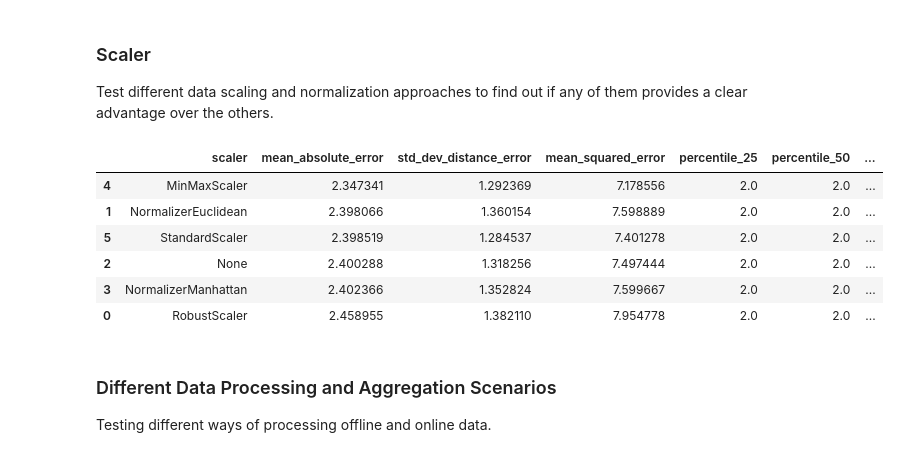
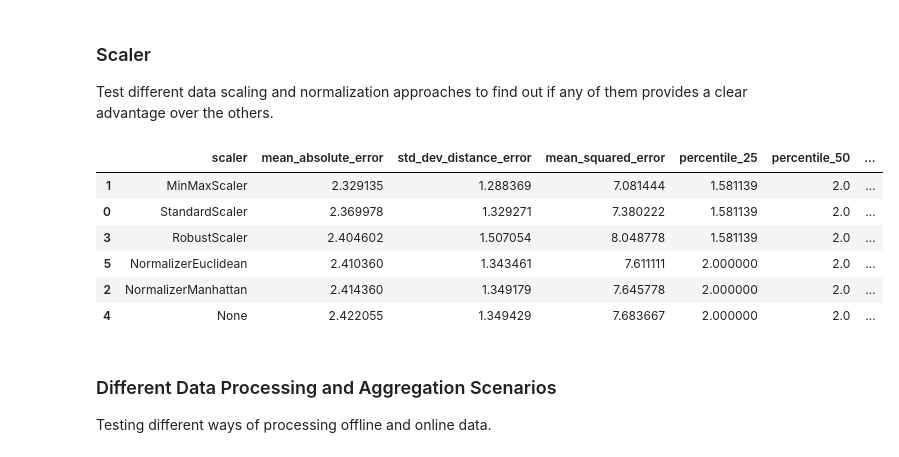
Before and after one commit to YanuX-Framework/YanuX-Cruncher, a Jupyter notebook: CruncherLab.ipynb, the cells around one changed output. Saved outputs shown, nothing was run; the diff lists cells and outputs as text; code cells hidden in the pictures.

```diff
--- a/CruncherLab.ipynb
+++ b/CruncherLab.ipynb
@@ -279,8 +335,8 @@ weights=["uniform", "distance"]
 metric="euclidean"
 nan_filler=-100
 
-curr_data = data_scenarios["full_data"].fillna(nan_filler)
-curr_test_data = test_data_scenarios["full_data"].fillna(nan_filler)
+curr_data = default_data_scenario.fillna(nan_filler)
+curr_test_data = default_test_data_scenario.fillna(nan_filler)
 
 # Just a metrics accumulator
 metrics = []
@@ -339,13 +395,15 @@ The possible arguments are the following:
 # %%
 n_neighbors=3
 weights="uniform"
-metric=["euclidean","manhattan", "chebyshev",
+metric=[
+        "euclidean","manhattan", "chebyshev",
         "hamming", "canberra", "braycurtis",
-        "seuclidean", "mahalanobis"]
+        #"seuclidean", "mahalanobis"
+       ]
 nan_filler=-100
 
-curr_data = data_scenarios["full_data"].fillna(nan_filler)
-curr_test_data = test_data_scenarios["full_data"].fillna(nan_filler)
+curr_data = default_data_scenario.fillna(nan_filler)
+curr_test_data = default_test_data_scenario.fillna(nan_filler)
 
 # Just a metrics accumulator
 metrics = []
@@ -433,8 +489,8 @@ nan_filler=-100
 metrics = []
 
 # Use the directly measured dBm values
-curr_data = data_scenarios["full_data"].fillna(nan_filler)
-curr_test_data = test_data_scenarios["full_data"].fillna(nan_filler)
+curr_data = default_data_scenario.fillna(nan_filler)
+curr_test_data = default_test_data_scenario.fillna(nan_filler)
 curr_metrics = experiment_metrics(knn_experiment(curr_data,
                                                  mac_addresses,
                                                  ["x", "y"],
@@ -475,53 +531,53 @@ Test different data scaling and normalization approaches to find out if any of t
 # %%
 n_neighbors=3
 weights="uniform"
 metric="euclidean"
 nan_filler = -100
 
-scaler_values = {"None": None,
-                 "MinMaxScaler": preprocessing.MinMaxScaler(),
-                 "StandardScaler": preprocessing.StandardScaler(),
-                 "RobustScaler": preprocessing.RobustScaler(),
-                 "NormalizerEuclidean": preprocessing.Normalizer(norm="l2"),
-                 "NormalizerManhattan": preprocessing.Normalizer(norm="l1")}
-
-
+scaler_values = {
+                    "None": None,
+                    "MinMaxScaler": preprocessing.MinMaxScaler(),
+                    "StandardScaler": preprocessing.StandardScaler(),
+                    "RobustScaler": preprocessing.RobustScaler(),
+                    "NormalizerEuclidean": preprocessing.Normalizer(norm="l2"),
+                    "NormalizerManhattan": preprocessing.Normalizer(norm="l1")
+                }
 
 # Just a metrics accumulator
 metrics = []
-
 for scaler_name, scaler in scaler_values.items():
-    curr_data = data_scenarios["full_data"].fillna(nan_filler)
-    curr_test_data = test_data_scenarios["full_data"].fillna(nan_filler)
+    curr_data = default_data_scenario.fillna(nan_filler)
+    curr_test_data = default_test_data_scenario.fillna(nan_filler)
     if scaler is not None:
         scaler.fit(curr_data[mac_addresses])
-        curr_data[mac_addresses] = pd.DataFrame(scaler.transform(curr_data[mac_addresses]), columns=mac_addresses)
-        curr_test_data[mac_addresses] = pd.DataFrame(scaler.transform(curr_test_data[mac_addresses]), columns=mac_addresses)
-
+        curr_data[mac_addresses] = pd.DataFrame(scaler.transform(curr_data[mac_addresses]),
+                                                columns=mac_addresses)
+        curr_test_data[mac_addresses] = pd.DataFrame(scaler.transform(curr_test_data[mac_addresses]),
+                                                     columns=mac_addresses)
     curr_metrics = experiment_metrics(knn_experiment(curr_data,
                                                      mac_addresses,
                                                      ["x", "y"],
                                                      algorithm="brute",
                                                      n_neighbors=n_neighbors,
                                                      weights=weights,
                                                      metric=metric,
                                                      metric_params=metric_params,
                                                      test_data=curr_test_data))
     curr_metrics["scaler"] = scaler_name
     metrics.append(curr_metrics)
 
 cols = ["scaler"] + list(curr_metrics.keys())[:-1]
 metrics_table = pd.DataFrame(metrics, columns=cols)
 metrics_table.to_csv(output_data_directory + "/metrics-scaler.csv")
 metrics_table.sort_values(cols[1:])
 # %% [output]
 |  | scaler | mean_absolute_error | std_dev_distance_error | mean_squared_error | percentile_25 | percentile_50 | ... |
-| 4 | MinMaxScaler | 2.347341 | 1.292369 | 7.178556 | 2.0 | 2.0 | ... |
-| 1 | NormalizerEuclidean | 2.398066 | 1.360154 | 7.598889 | 2.0 | 2.0 | ... |
-| 5 | StandardScaler | 2.398519 | 1.284537 | 7.401278 | 2.0 | 2.0 | ... |
-| 2 | None | 2.400288 | 1.318256 | 7.497444 | 2.0 | 2.0 | ... |
-| 3 | NormalizerManhattan | 2.402366 | 1.352824 | 7.599667 | 2.0 | 2.0 | ... |
-| 0 | RobustScaler | 2.458955 | 1.382110 | 7.954778 | 2.0 | 2.0 | ... |
+| 1 | MinMaxScaler | 2.329135 | 1.288369 | 7.081444 | 1.581139 | 2.0 | ... |
+| 0 | StandardScaler | 2.369978 | 1.329271 | 7.380222 | 1.581139 | 2.0 | ... |
+| 3 | RobustScaler | 2.404602 | 1.507054 | 8.048778 | 1.581139 | 2.0 | ... |
+| 5 | NormalizerEuclidean | 2.410360 | 1.343461 | 7.611111 | 2.000000 | 2.0 | ... |
+| 2 | NormalizerManhattan | 2.414360 | 1.349179 | 7.645778 | 2.000000 | 2.0 | ... |
+| 4 | None | 2.422055 | 1.349429 | 7.683667 | 2.000000 | 2.0 | ... |
 # %% [markdown]
 ### Different Data Processing and Aggregation Scenarios ###
 
```
Also changed, not shown: parts of 18 cells of this notebook.
